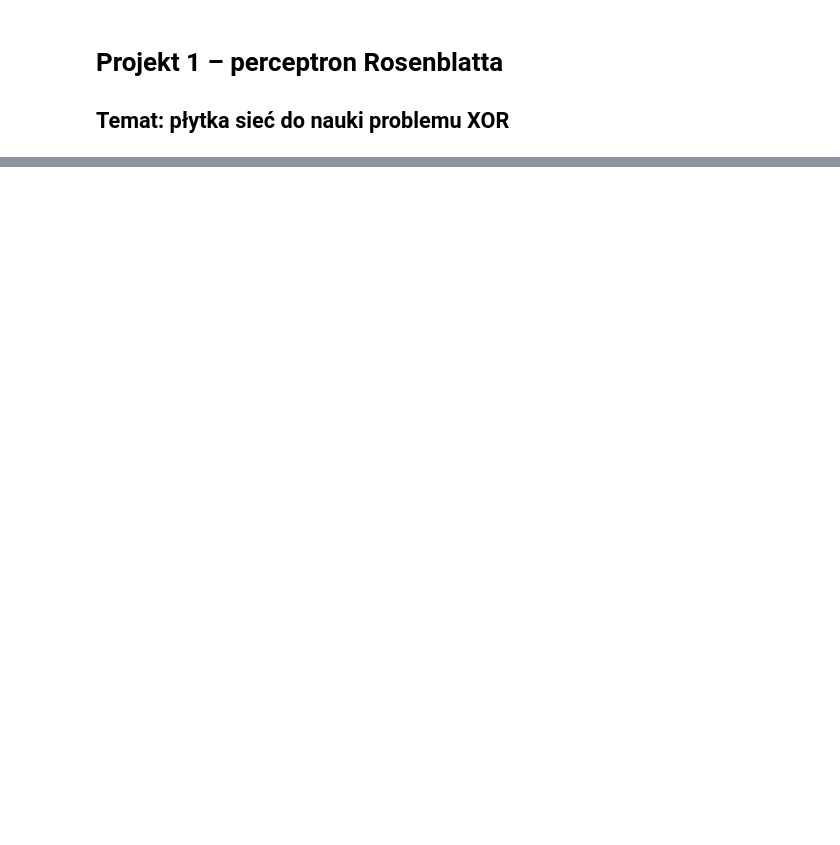
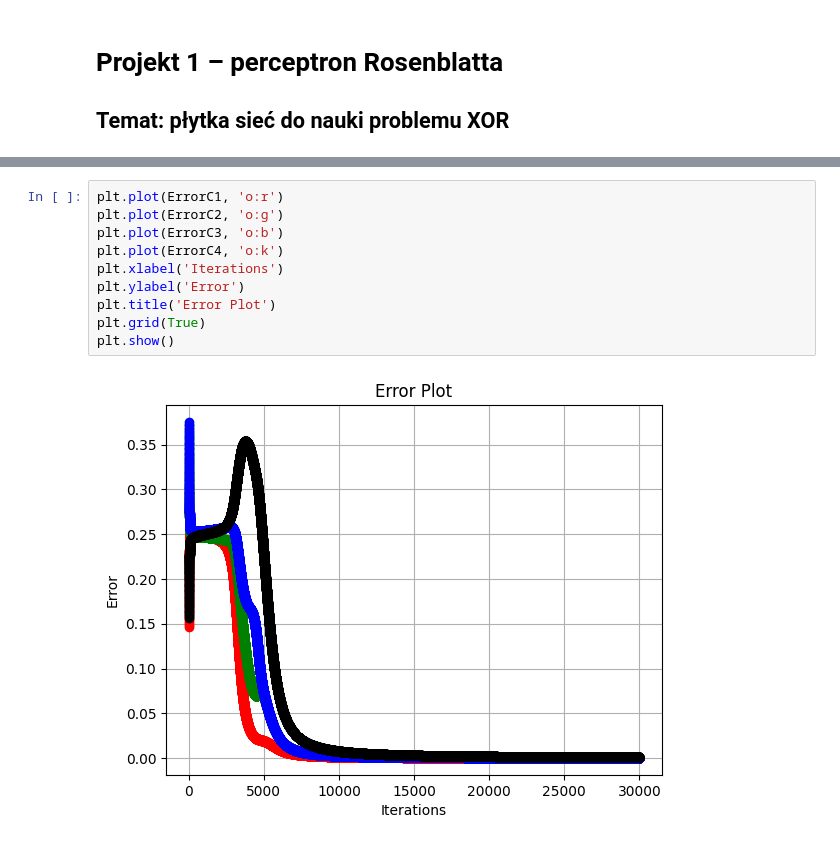
Before and after one commit to qert6g35/ML_xor, a Jupyter notebook: neutral-network-for-xor-problem.ipynb, the cells around one changed output, grey strips where cells are left out. Saved outputs shown, nothing was run; the diff lists cells and outputs as text; blank space fills up the shorter version.

```diff
--- a/neutral-network-for-xor-problem.ipynb
+++ b/neutral-network-for-xor-problem.ipynb
@@ -145 +203,13 @@ Final Predictions
+# %%
+plt.plot(ErrorC1, 'o:r')
+plt.plot(ErrorC2, 'o:g')
+plt.plot(ErrorC3, 'o:b')
+plt.plot(ErrorC4, 'o:k')
+plt.xlabel('Iterations')
+plt.ylabel('Error')
+plt.title('Error Plot')
+plt.grid(True)
+plt.show()
+# %% [output]
+[figure, added]
 # %%
```
Also changed, not shown: parts of 16 cells of this notebook, 2 other files.
